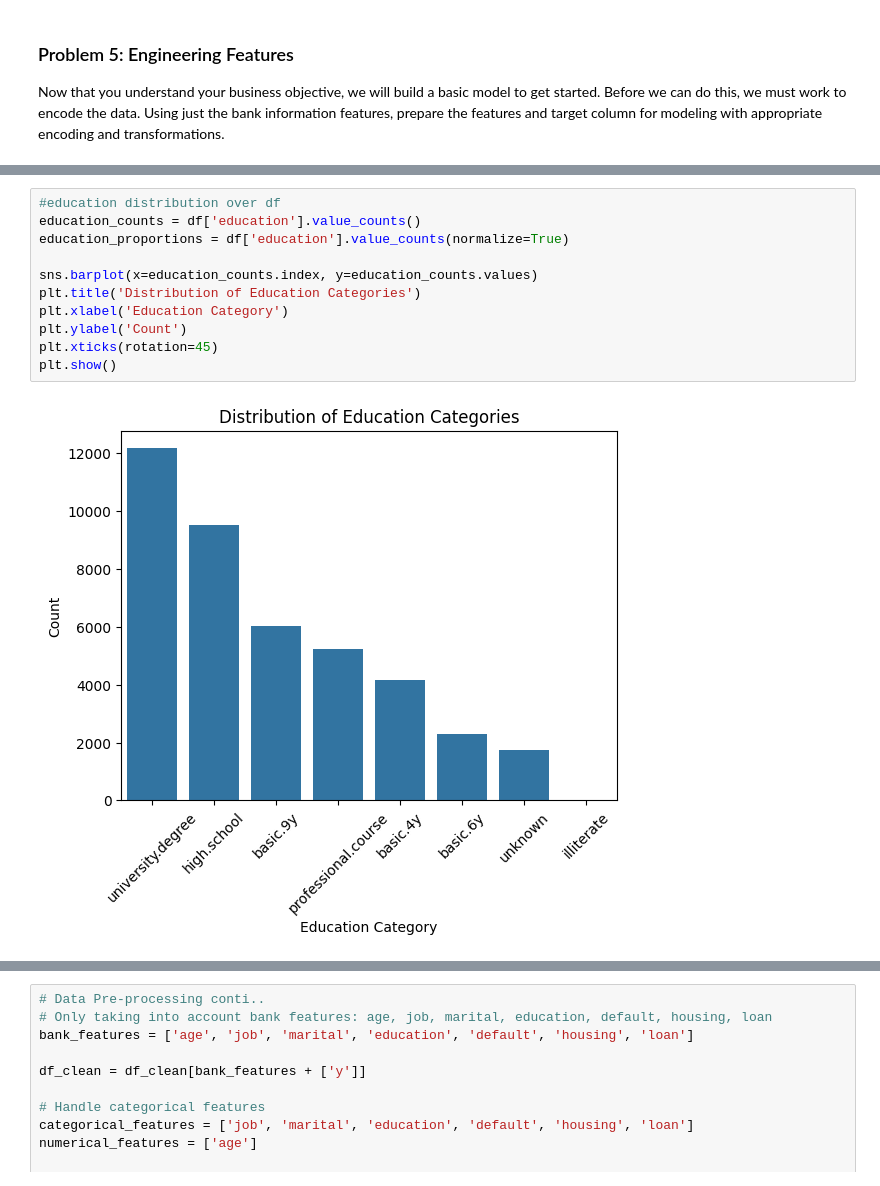
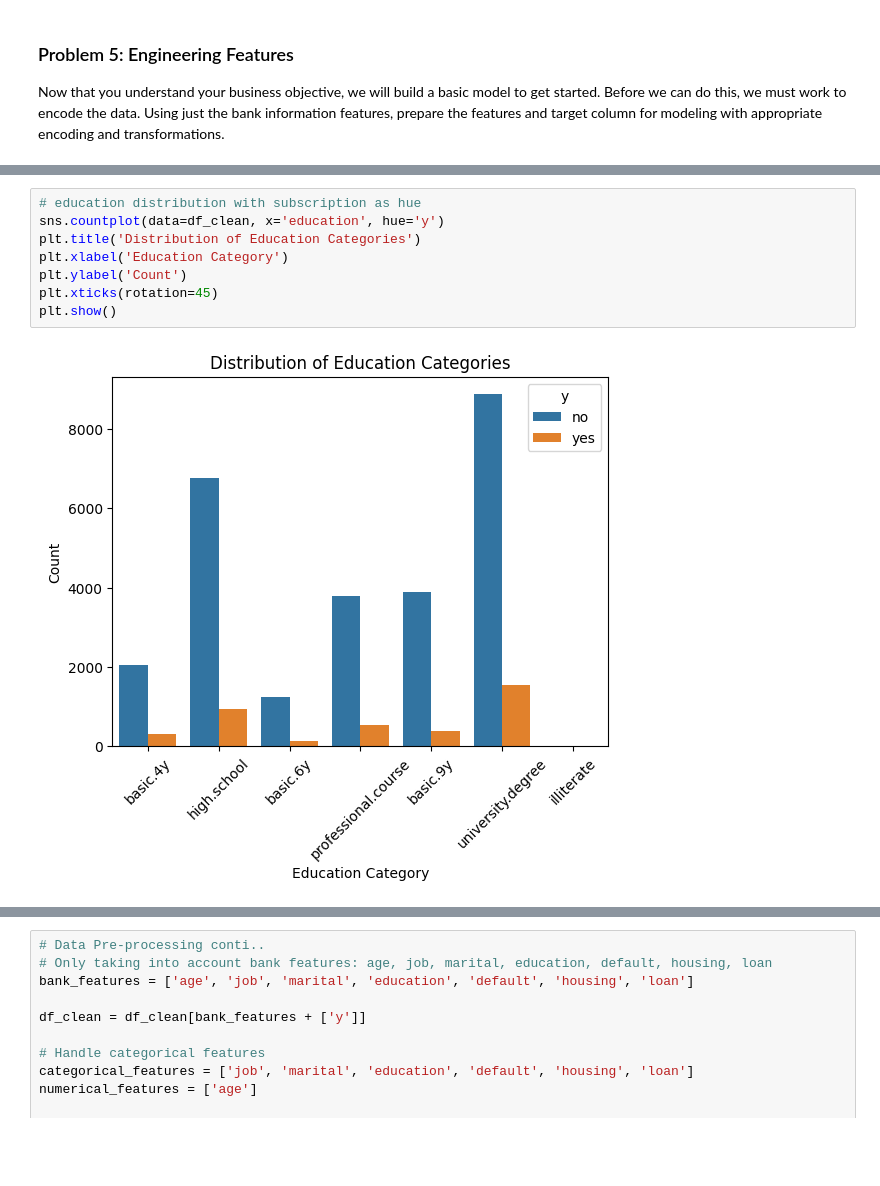
Before and after one commit to sheetal-vartak/Comparing-Classifiers, a Jupyter notebook: prompt_III.ipynb, the cells around one changed output, grey strips where cells are left out. Saved outputs shown, nothing was run; the diff lists cells and outputs as text; blank space fills up the shorter version.

```diff
--- a/prompt_III.ipynb
+++ b/prompt_III.ipynb
@@ -144,18 +147,15 @@ plt.show()
 # %% [output]
 [figure]
 # %%
-#education distribution over df
-education_counts = df['education'].value_counts()
-education_proportions = df['education'].value_counts(normalize=True)
-
-sns.barplot(x=education_counts.index, y=education_counts.values)
+# education distribution with subscription as hue
+sns.countplot(data=df_clean, x='education', hue='y')
 plt.title('Distribution of Education Categories')
 plt.xlabel('Education Category')
 plt.ylabel('Count')
 plt.xticks(rotation=45)
 plt.show()
 # %% [output]
-[figure, old version]
+[figure, new version]
 # %%
 # Feature Engineering - Encoding and Transformations
 
```
Also changed, not shown: parts of 7 cells of this notebook.
